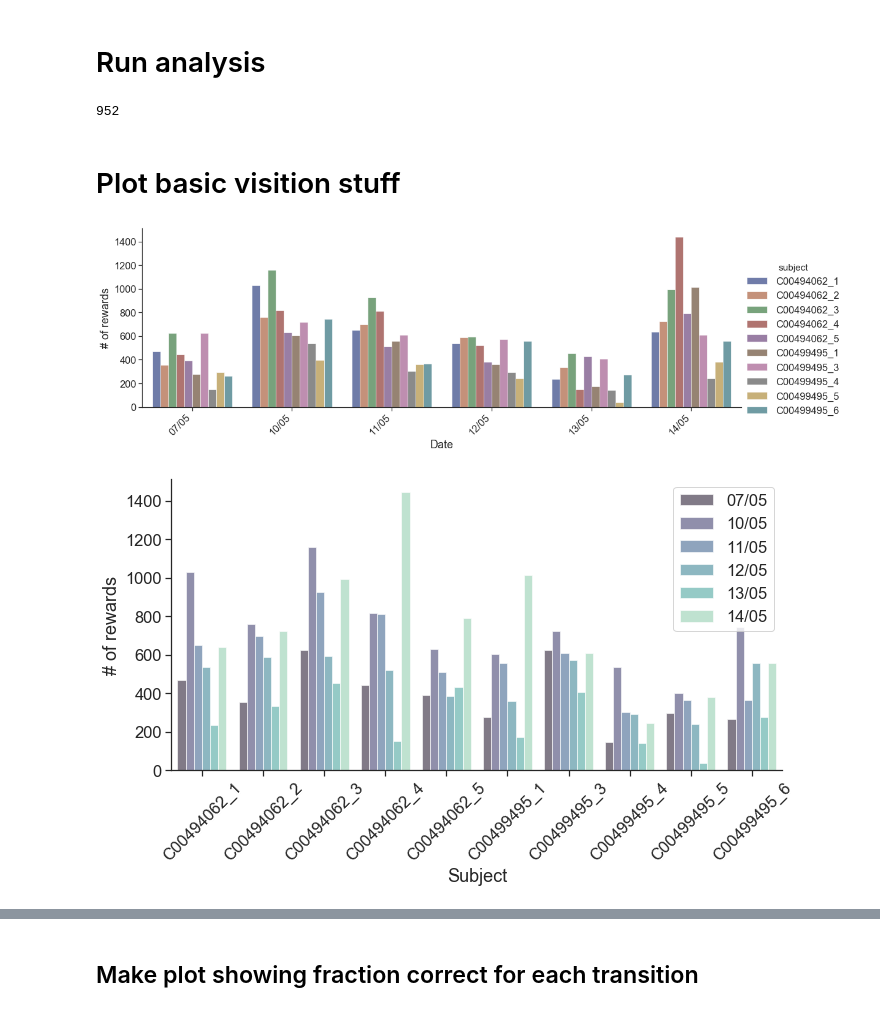
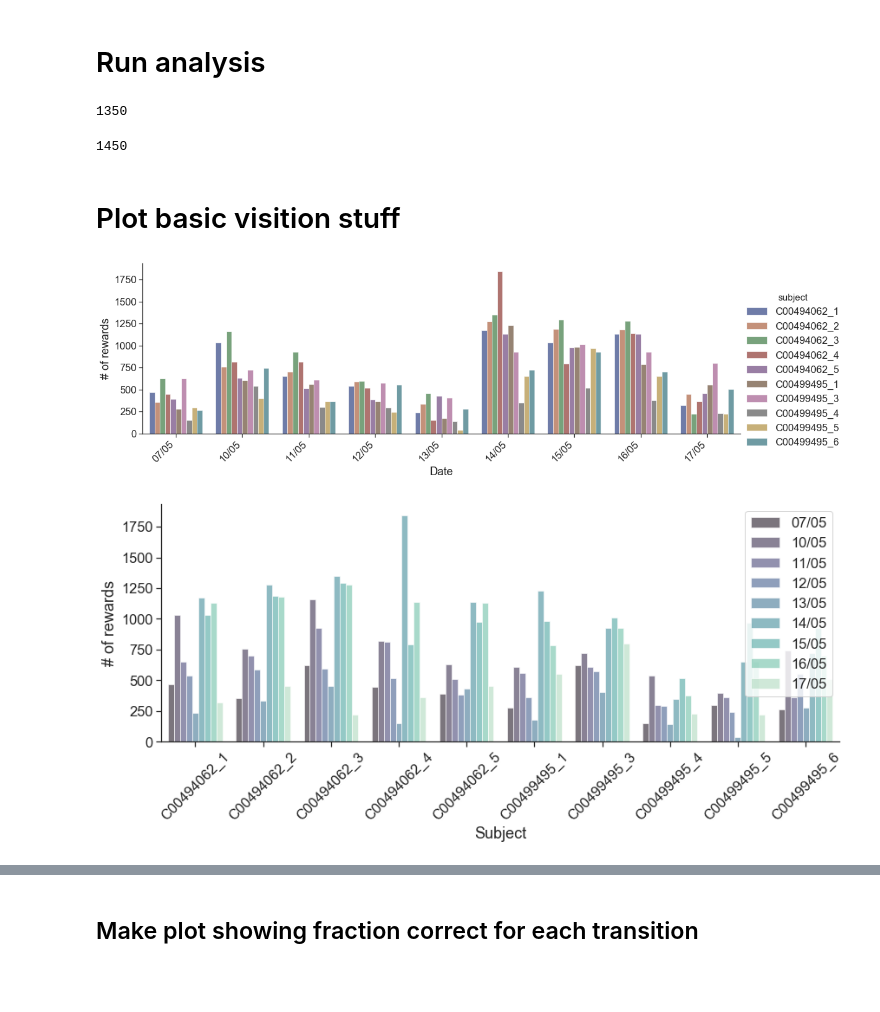
Before and after one commit to yves-weissenberger/line_loop, a Jupyter notebook: project_notebooks/line_loop/follow_the_light/process_homecage_data_clean.ipynb, the cells around one changed output, grey strips where cells are left out. Cells and saved outputs as stored; diff of their text form; code cells hidden in the pictures; blank space fills up the shorter version.

Commit message:
new data, I guess

```diff
--- a/project_notebooks/line_loop/follow_the_light/process_homecage_data_clean.ipynb
+++ b/project_notebooks/line_loop/follow_the_light/process_homecage_data_clean.ipynb
@@ -164,7 +164,7 @@ def build_follow_the_light_probe_df(subject_folders):
 
 
     """
-    df = pd.DataFrame(columns=['subject','exp_name', 'date', 'seq', 'task_nr', 'probe_dict', 'len_seq','n_rewards','graph_type'])
+    df = pd.DataFrame(columns=['subject','exp_name', 'date', 'seq', 'task_nr', 'probe_dict', 'len_seq','n_rewards','graph_type','sess_dur'])
     for ROOT in subject_folders:
         #print(ROOT)
         fs = [i for i in os.listdir(ROOT) if '_taskFile' not in i]
@@ -278,11 +278,17 @@ for ef in experiment_folders:
 # %%
 df,lines = build_follow_the_light_probe_df(subject_folders)
 df['date'] = pd.to_datetime(df['date'])
+df = df.loc[df['n_rewards']>1]
 df = df.sort_values('date')
+#df
+# %%
+len(df)
+# %% [output]
+1350
 # %%
 len(df)
 # %% [output]
-952
+1450
 # %% [markdown]
 # Plot basic visition stuff
 # %%
@@ -315,26 +321,26 @@ _ = plt.gca().set_xticklabels(labels=x_dates, rotation=45, ha='right')
 
 #g.legend.set_title("")
 # %% [output]
-[figure, old version]
+[figure, new version]
 # %%
 #plt.figure(figsize=(12,3))
 g = seaborn.catplot(
     data=gbd_dfs, kind="bar",
     x="subject", y="n_rewards", hue="date",
     ci="sd", alpha=.6, height=5, # make the plot 5 units high
-    aspect=2, palette='mako',legend=False
+    aspect=2.5, palette='mako',legend=False
 )
 
 
 #g.despine(left=True)
 g.set_axis_labels("Subject", "# of rewards")
 
 g.set_xticklabels(rotation=45)
 x_dates = gbd_dfs['date'].dt.strftime('%d/%m').sort_values().unique()
 #_ = plt.gca().set_xticklabels(labels=x_dates, rotation=45, ha='right')
 legend = plt.gca().legend()
 for l in legend.get_texts():
     l.set_text(datetime.strptime(l.get_text()[:10],'%Y-%m-%d').strftime('%d/%m'))
 #g.legend.set_title("")
 # %% [output]
-[figure, old version]
+[figure, new version]
```
Also changed, not shown: parts of 11 cells of this notebook.
